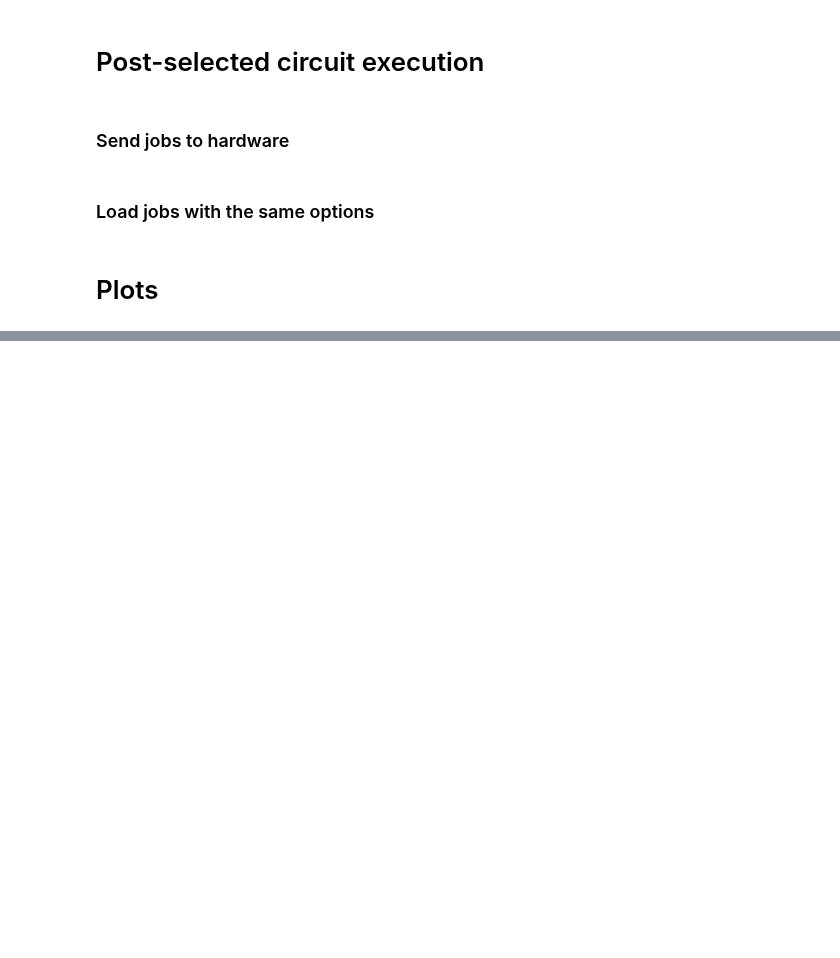
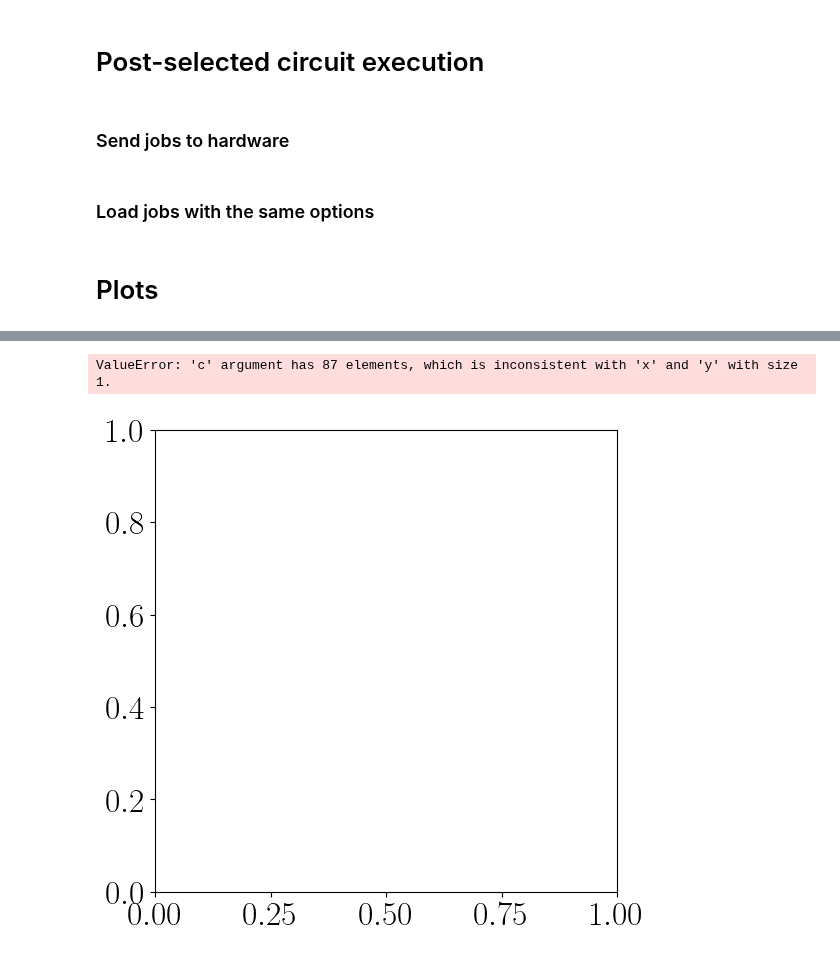
Before and after one commit to Fradm98/qs-qh, a Jupyter notebook: src/notebooks/Z2/z2_hex_hardware_postselection.ipynb, the cells around one changed output, grey strips where cells are left out. Cells and saved outputs as stored; diff of their text form; code cells hidden in the pictures; blank space fills up the shorter version.

```diff
--- a/src/notebooks/Z2/z2_hex_hardware_postselection.ipynb
+++ b/src/notebooks/Z2/z2_hex_hardware_postselection.ipynb
@@ -15,7 +15,7 @@ device = "ibm_sherbrooke"
 # device = "ibm_torino"
 
 first_layout_qubit = None
-eplg_absolute = 1.46e-2
+eplg_absolute = 1.47e-2
 
 service = QiskitRuntimeService(channel=channel, token=ibm_token, instance=group_instance2)
 backend = service.backend(device)
@@ -36,15 +36,16 @@ HeavyHexLattice(plaquette_width, plaquette_height).plot_lattice(number_qubits=Tr
 from utils.hexec import create_estimator_options
 from utils.hexec import ExecDB
 
-lattice_dims_arr = [(3, 6)]
+lattice_dims_arr = [(3, 4)]
 J_arr = [1]
 h_arr = [0.8]
 lamb_arr = [0.3]
-g_arr = [None]
+g_arr = [5]
 
 x_basis = False
 
-strings_arr = [[6, 7, 8, 16, 26, 25, 24, 34, 43, 44, 45, 54, 64, 63, 62, 72, 81, 82, 83, 92, 102, 101, 100]]
+# strings_arr = [[6, 7, 8, 16, 26, 25, 24, 34, 43, 44, 45, 54, 64, 63, 62, 72, 81, 82, 83, 92, 102, 101, 100]]
+strings_arr = [[6, 7, 8, 15, 27, 26, 25, 34, 44, 43, 42, 52, 61, 62, 63, 72, 82]]
 
 final_time = 8
 steps = 35
@@ -167,0 +202,7 @@ for i, (px, py) in enumerate(lattice_dims_arr):
+# %%
+from z2hex.plotting import local_observable_plot
+
+local_observable_plot(jobs[0][0], lattice)
+# %% [output]
+ValueError: 'c' argument has 87 elements, which is inconsistent with 'x' and 'y' with size 1.
+[figure, added]
```
Also changed, not shown: parts of 4 cells of this notebook, 50 other files.
